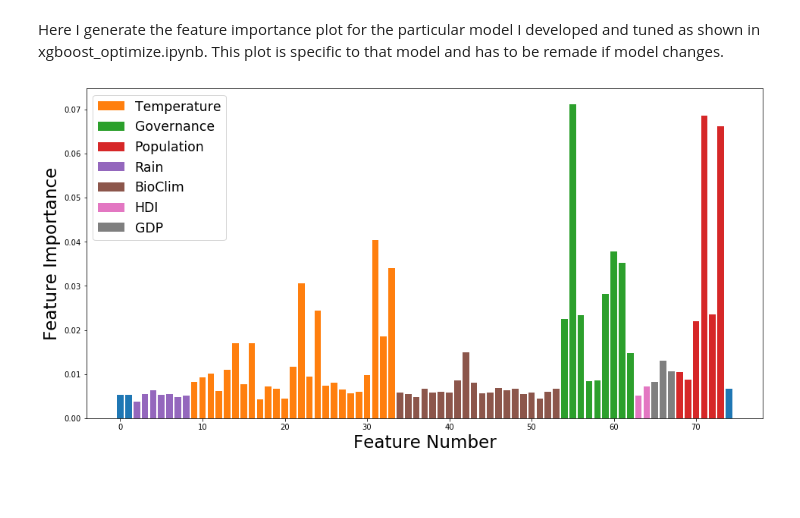
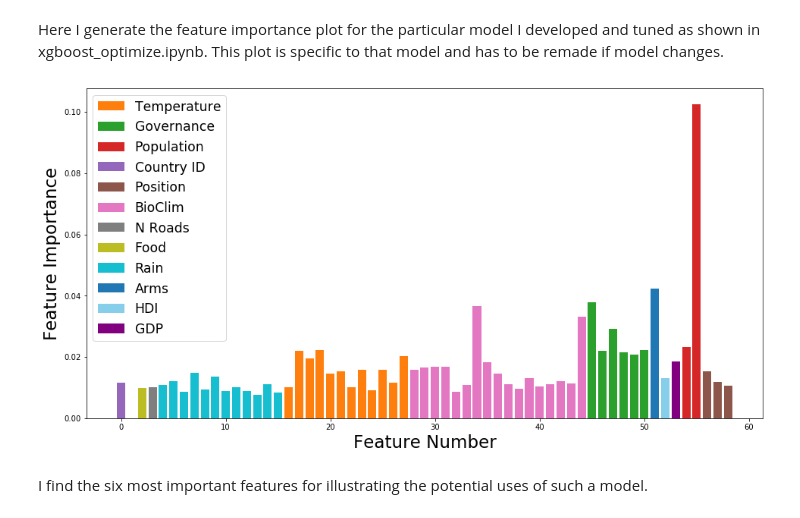
Before and after one commit to jabranzahid/Immigration, a Jupyter notebook: programs/plots.ipynb, the cells around one changed output. Drawn from its saved outputs; the diff is of its cells as text; code cells hidden in the pictures; blank space fills up the shorter version.

```diff
--- a/programs/plots.ipynb
+++ b/programs/plots.ipynb
@@ -54,4 +56,5 @@ plot.show()
 # %%
-reg, best_index = get_best_xgb_model.get_best_xgb_model()
-reg.fit(X[:,best_index],y)
+X, y, d = imm.get_training_data()
+reg = get_best_xgb_model.get_best_xgb_model()
+reg.fit(X,y)
 # %% [output]
@@ -87,25 +70,36 @@ Here I generate the feature importance plot for the particular model I developed
 # %%
 plot.figure(figsize=(16, 8))
 plot.bar(range(len(reg.feature_importances_)), reg.feature_importances_)
-irain = [2, 3, 4, 5, 6, 7, 8]
-itemp = np.arange(33 - 9 + 1) + 9
-ibio = np.arange(53 - 34 + 1) + 34
-igov = np.arange(62 - 54 + 1) + 54
-ihdi = [63, 64]
-igdp = [65, 66, 67]
-ipop = [68, 69, 70, 71, 72, 73]
+irain = np.where(d == 'Rain')[0]
+itemp = np.where(d == 'Temperature')[0]
+ibio = np.where(d == 'BioClim')[0]
+igov = np.where(d == 'Government Vector')[0]
+ihdi = np.where(d == 'HDI')[0]
+igdp = np.where(d == 'GDP')[0]
+ipop = np.where((d == 'Population') | (d =='Relative change in Population') )[0]
+ipos = np.where(  (d == 'lat') | (d =='lon') | (d == 'id') )[0]
+iarm = np.where(d == 'Arms')[0]
+inro = np.where(d == 'N Roads')[0]
+ifoo = np.where(d == 'Food')[0]
 plot.bar(np.arange(len(reg.feature_importances_))[itemp], reg.feature_importances_[itemp], label='Temperature')
 plot.bar(np.arange(len(reg.feature_importances_))[igov], reg.feature_importances_[igov], label='Governance')
 plot.bar(np.arange(len(reg.feature_importances_))[ipop], reg.feature_importances_[ipop], label='Population')
+plot.bar(np.arange(len(reg.feature_importances_))[0], reg.feature_importances_[0], label='Country ID')
+plot.bar(np.arange(len(reg.feature_importances_))[ipos], reg.feature_importances_[ipos], label='Position')
+plot.bar(np.arange(len(reg.feature_importances_))[ibio], reg.feature_importances_[ibio], label='BioClim')
+plot.bar(np.arange(len(reg.feature_importances_))[inro], reg.feature_importances_[inro], label='N Roads')
+plot.bar(np.arange(len(reg.feature_importances_))[ifoo], reg.feature_importances_[ifoo], label='Food')
 plot.bar(np.arange(len(reg.feature_importances_))[irain], reg.feature_importances_[irain], label='Rain')
-plot.bar(np.arange(len(reg.feature_importances_))[ibio], reg.feature_importances_[ibio], label='BioClim')
-plot.bar(np.arange(len(reg.feature_importances_))[ihdi], reg.feature_importances_[ihdi], label='HDI')
-plot.bar(np.arange(len(reg.feature_importances_))[igdp], reg.feature_importances_[igdp], label='GDP')
+plot.bar(np.arange(len(reg.feature_importances_))[iarm], reg.feature_importances_[iarm], label='Arms')
+plot.bar(np.arange(len(reg.feature_importances_))[ihdi], reg.feature_importances_[ihdi], label='HDI', color='skyblue')
+plot.bar(np.arange(len(reg.feature_importances_))[igdp], reg.feature_importances_[igdp], label='GDP', color='purple')
 
 plot.legend(fontsize= 'xx-large')
 plot.xlabel('Feature Number',fontsize=23)
 plot.ylabel('Feature Importance', fontsize=23)
 plot.savefig('/Users/jabran/Desktop/feature_importance.pdf')
 plot.show()
 # %% [output]
-[figure, old version]
+[figure, new version]
+# %% [markdown]
+I find the six most important features for illustrating the potential uses of such a model.
```
Also changed, not shown: parts of 7 cells of this notebook, 3 other files.
